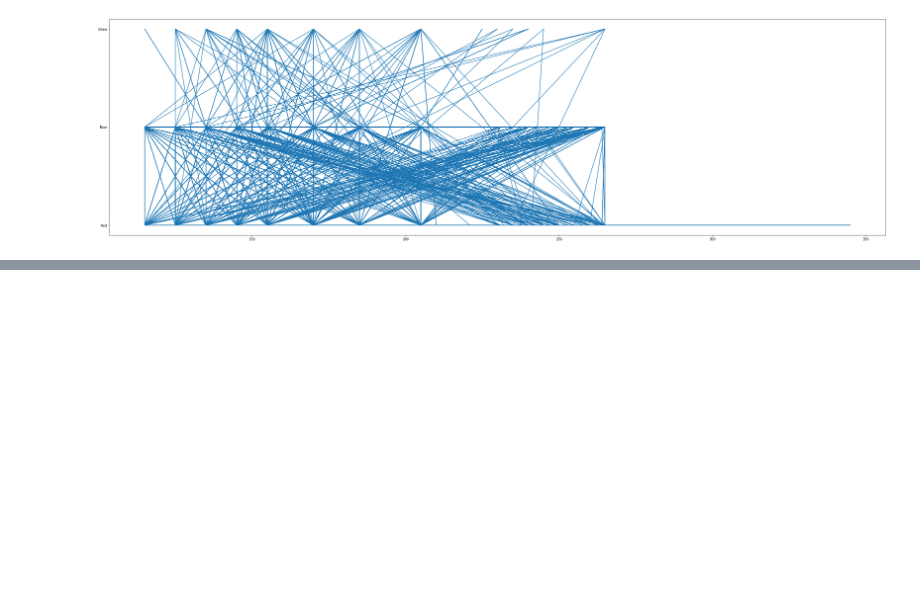
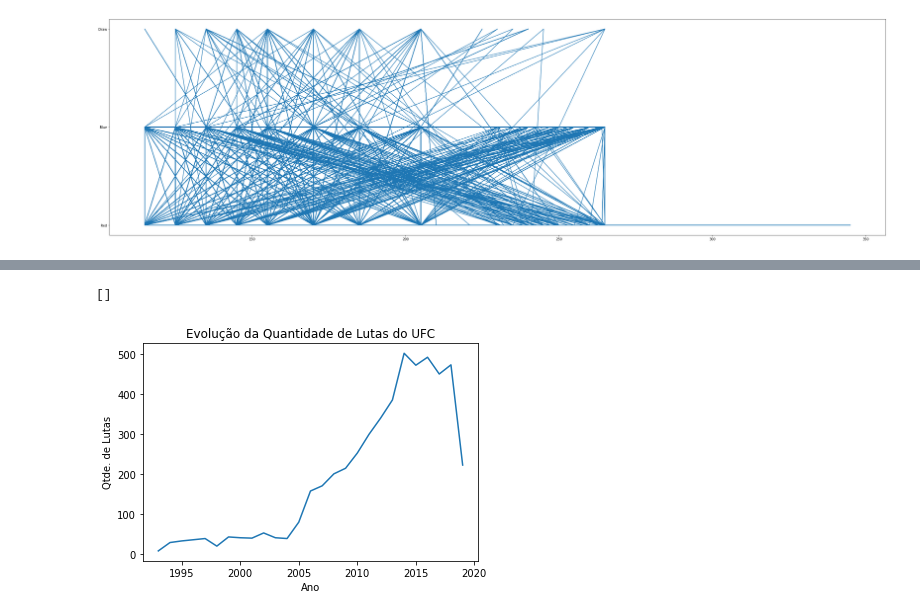
Before and after one commit to rafapedra/Data_Science_Projects, a Jupyter notebook: Visualização_com_Matplotlib_Rafael_Pedra.ipynb, the cells around one changed output, grey strips where cells are left out. Cells and saved outputs as stored; diff of their text form; code cells hidden in the pictures; blank space fills up the shorter version.

```diff
--- a/Visualização_com_Matplotlib_Rafael_Pedra.ipynb
+++ b/Visualização_com_Matplotlib_Rafael_Pedra.ipynb
@@ -88,0 +150,4 @@ plt.plot(fights.R_Weight_lbs, fights.Winner)
+# %%
+# Transformando a coluna date em objeto datetime e agrupando as lutas por ano.
+fights['date'] = pd.to_datetime(fights['date'])
+fights_by_year = fights.groupby(fights['date'].dt.year).size()
@@ -88,0 +156,9 @@ plt.plot(fights.R_Weight_lbs, fights.Winner)
+# %%
+plt.plot(fights_by_year)
+plt.title('Evolução da Quantidade de Lutas do UFC')
+plt.ylabel('Qtde. de Lutas')
+plt.xlabel('Ano')
+plt.plot()
+# %% [output]
+[]
+[figure, added]
```
Also changed, not shown: parts of 10 cells of this notebook.
